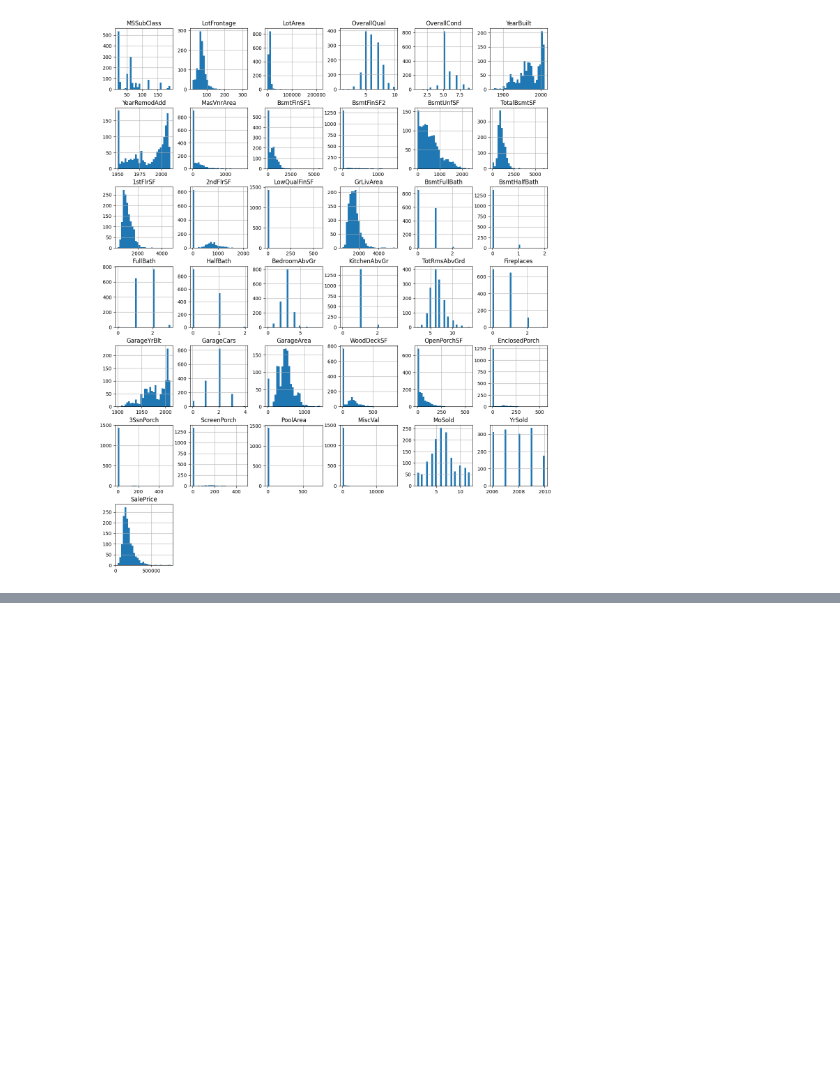
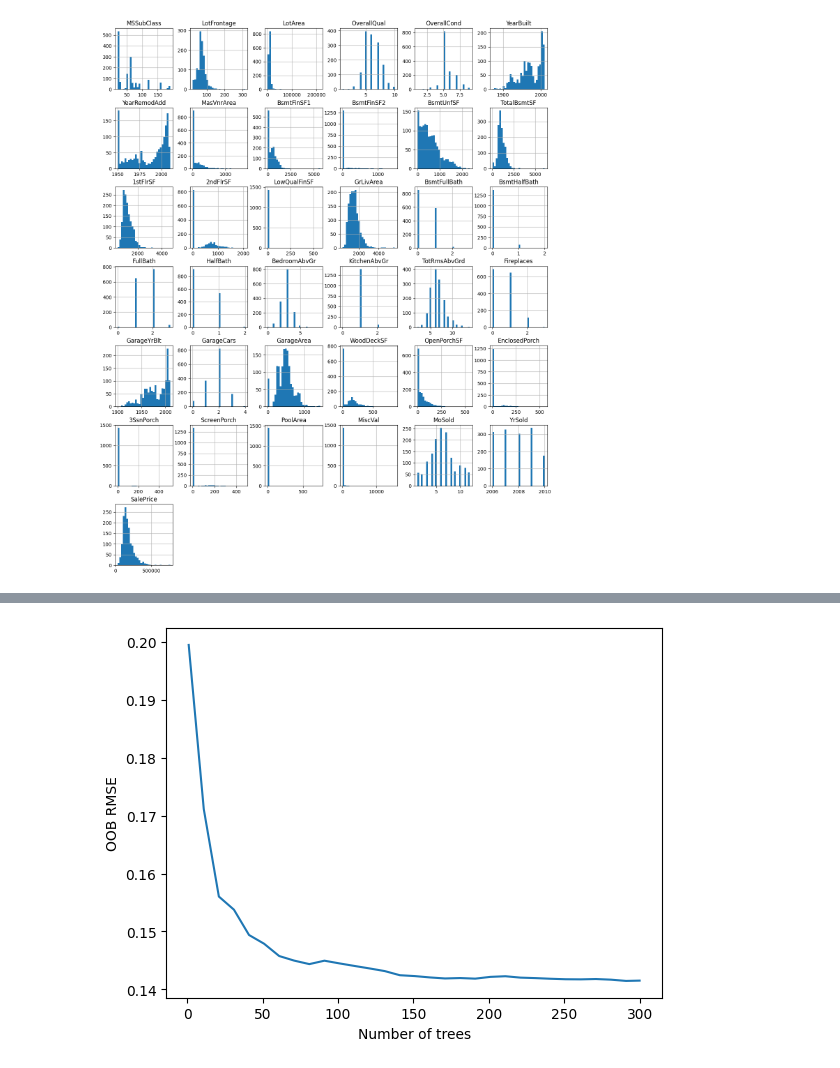
Before and after one commit to vanneva/Kaggle_House_Prices, a Jupyter notebook: main.ipynb, the cells around one changed output, grey strips where cells are left out. Saved outputs shown, nothing was run; the diff lists cells and outputs as text; code cells hidden in the pictures; blank space fills up the shorter version.

Commit message:
update(): build model and evaluate

```diff
--- a/main.ipynb
+++ b/main.ipynb
@@ -107,3 +98,5 @@ valid_ds = tfdf.keras.pd_dataframe_to_tf_dataset(cv_set, label='SalePrice', task
 # %%
 rf_model = tfdf.keras.RandomForestModel(task=tfdf.keras.Task.REGRESSION)
+rf_model.compile(metrics=['mse'])
+rf_model.fit(tfdf.keras.pd_dataframe_to_tf_dataset(train_df, label='SalePriceLog', task=tfdf.keras.Task.REGRESSION))
 # %% [output]
@@ -136,0 +150,9 @@ class LogRMSE(tf.keras.metrics.Metric):
+# %%
+import matplotlib.pyplot as plt
+logs = rf_model.make_inspector().training_logs()
+plt.plot([log.num_trees for log in logs], [log.evaluation.rmse for log in logs])
+plt.xlabel("Number of trees")
+plt.ylabel("OOB RMSE")
+plt.show()
+# %% [output]
+[figure, added]
```
Also changed, not shown: parts of 13 cells of this notebook.
